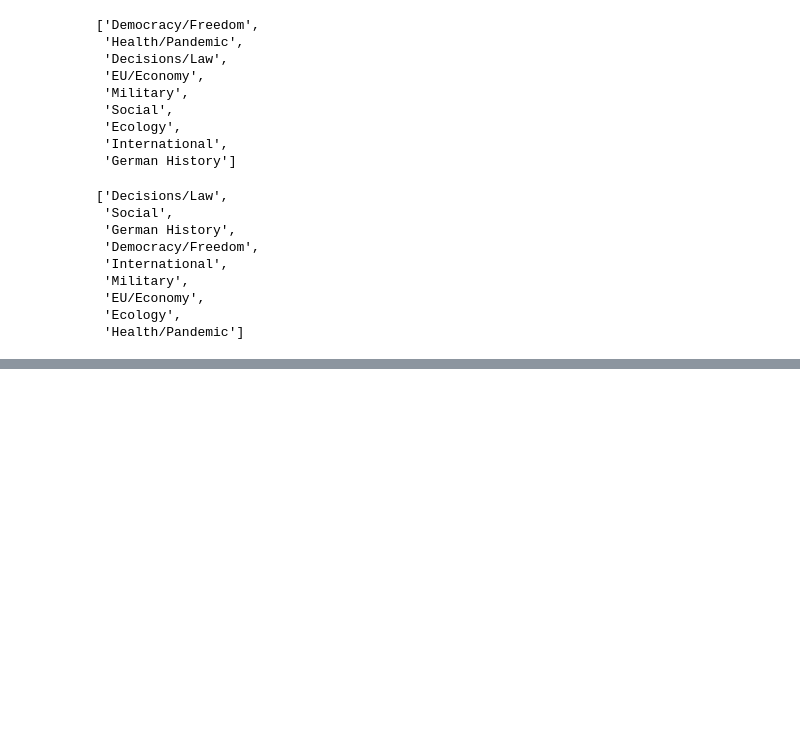
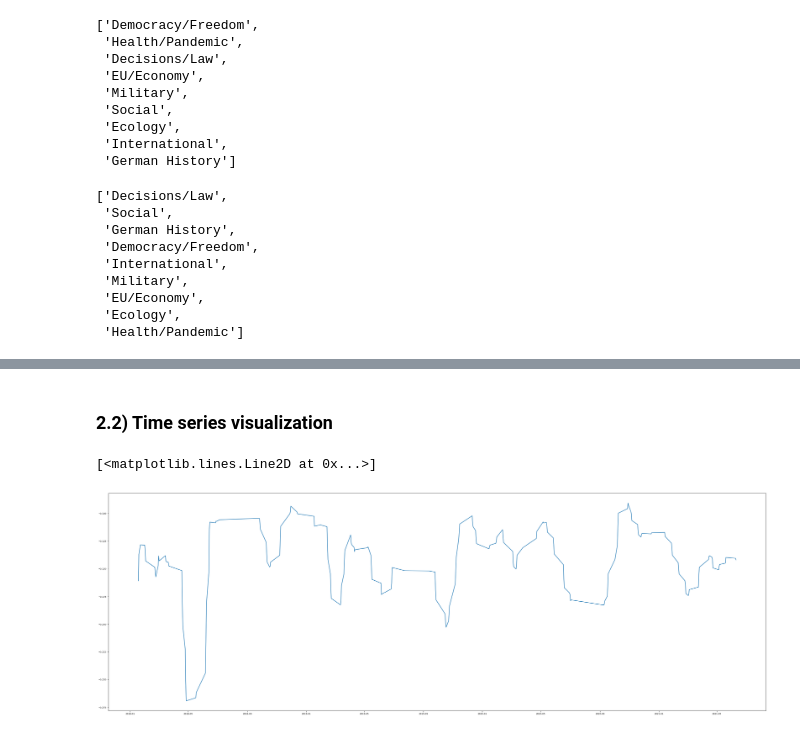
Before and after one commit to nolan1999/bundestag-speeches-analysis, a Jupyter notebook: experiments/expfinal/analysis.ipynb, the cells around one changed output, grey strips where cells are left out. Saved outputs shown, nothing was run; the diff lists cells and outputs as text; code cells hidden in the pictures; blank space fills up the shorter version.

```diff
--- a/experiments/expfinal/analysis.ipynb
+++ b/experiments/expfinal/analysis.ipynb
@@ -238,0 +247,3 @@ ax.fill_between(rolling_df.index.values, rolling_df[topic].values -std, rolling_
+# %%
+sentiments = pd.read_csv('sentiments_data.csv', index_col='id')
+sentiments.head()
@@ -238,0 +288,5 @@ ax.fill_between(rolling_df.index.values, rolling_df[topic].values -std, rolling_
+# %%
+sentiments_mapper = {'negative': -1, 'neutral': 0, 'positive': 1}
+sentiments['sentiment_num'] = sentiments['sentiment'].apply(lambda s: sentiments_mapper[s])
+df['topic'] = df[columns_mapper.values()].idxmax(axis=1)
+df['topic'].value_counts()
@@ -238,0 +304,14 @@ ax.fill_between(rolling_df.index.values, rolling_df[topic].values -std, rolling_
+# %% [markdown]
+### 2.2) Time series visualization
+# %%
+window = 11
+std = 3
+merged_df = pd.merge(df, sentiments[['sentiment_num', 'sentiment']], left_on='id', right_on='id')
+grouped_df = merged_df.groupby('date').mean()
+rolling_grouped_df = smoothed_df(grouped_df, window=window, std=std)
+
+fig, ax = plt.subplots(figsize=(30, 10))
+ax.plot(rolling_grouped_df.index.values, rolling_grouped_df['sentiment_num'].values)
+# %% [output]
+[<matplotlib.lines.Line2D at 0x...>]
+[figure, added]
```
Also changed, not shown: parts of 35 cells of this notebook, 8 other files.
